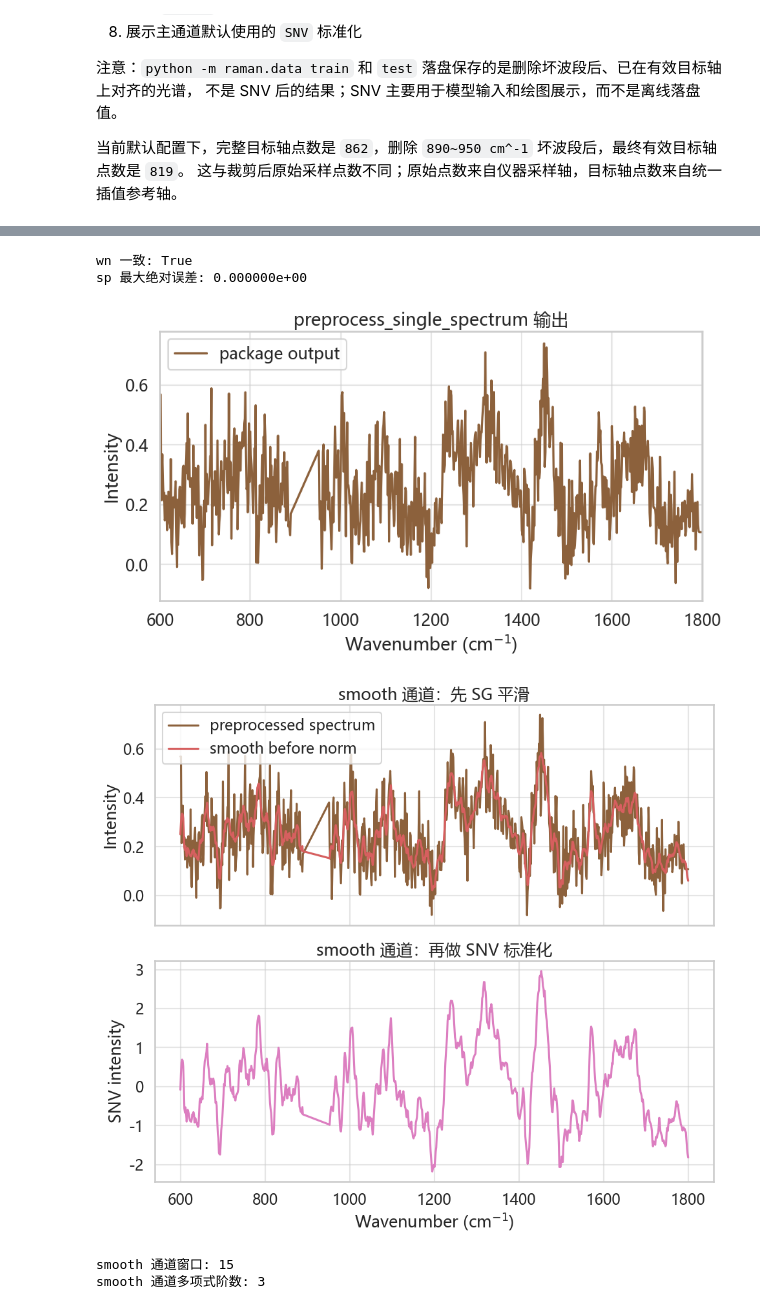
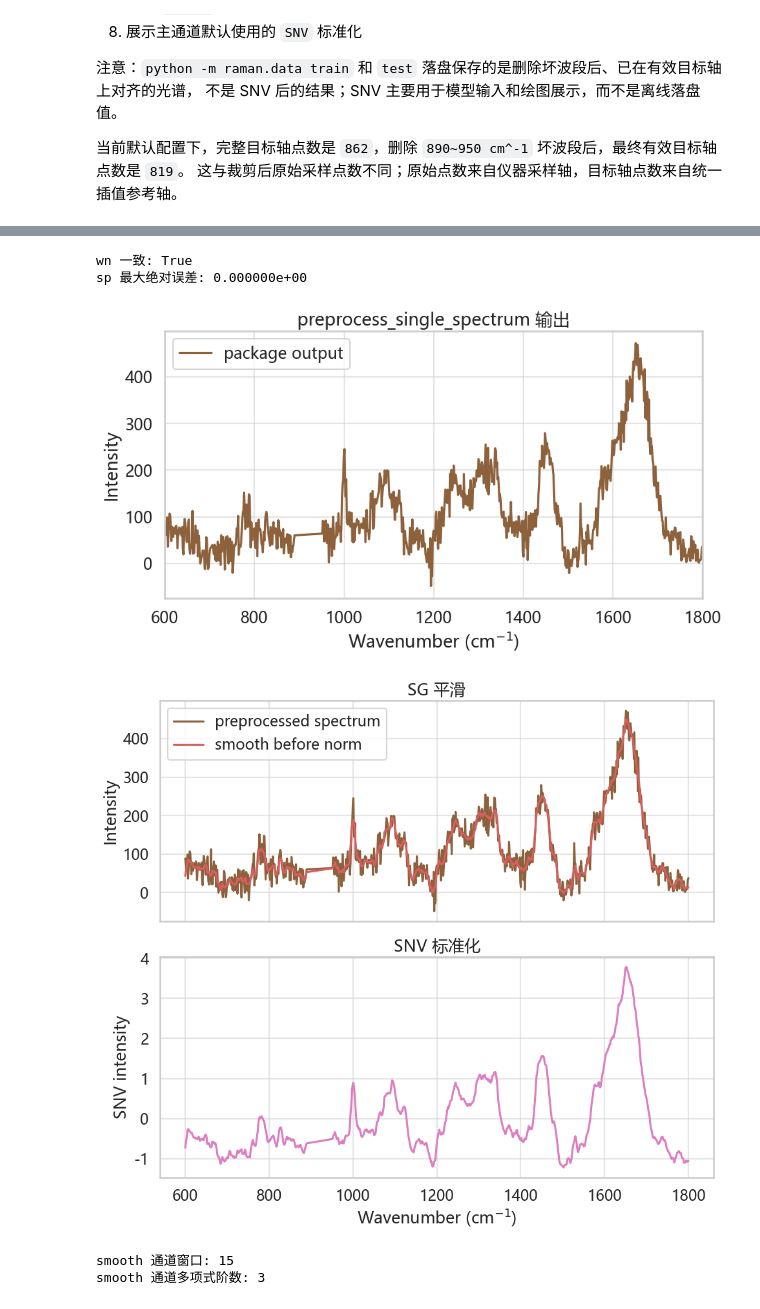
Before and after one commit to YaoHui-Wu06022/Bacterial-Raman-Spectroscopy-Classification, a Jupyter notebook: notebooks/single_process_AsLS_cut_SNV.ipynb, the cells around one changed output, grey strips where cells are left out. Saved outputs shown, nothing was run; the diff lists cells and outputs as text; code cells hidden in the pictures.

```diff
--- a/notebooks/single_process_AsLS_cut_SNV.ipynb
+++ b/notebooks/single_process_AsLS_cut_SNV.ipynb
@@ -50,7 +50,7 @@ from raman.data.input import build_sg_kernels, normalize_spectrum
 sns.set_theme(style="whitegrid", context="talk", font="Microsoft YaHei")
 plt.rcParams["figure.figsize"] = (10, 5)
 
-DATASET_NAME = "reference"
+DATASET_NAME = "细菌"
 profile = get_profile(DATASET_NAME)  # 也可改成中文别名，例如 "细菌"
 dataset_dir = ensure_dataset_layout(profile)
 cfg = DEFAULT_PIPELINE_CONFIG
@@ -258,37 +260,37 @@ plt.show()
 # %% [output]
 wn 一致: True
 sp 最大绝对误差: 0.000000e+00
-[figure, old version]
+[figure, new version]
 # %%
 # 7. smooth 通道展示：与 raman 中的 smooth 通道构建保持一致
 # 当前 notebook 不做 raw 增强，因此这里等价于：预处理后主谱 -> SG smooth -> 当前标准化。
 sg_smooth, _ = build_sg_kernels(train_cfg, torch.device("cpu"))
 sp_pkg_tensor = torch.as_tensor(sp_pkg, dtype=torch.float32).view(1, 1, -1)
 sp_smooth_pre_norm = F.conv1d(
     sp_pkg_tensor,
     sg_smooth,
     padding=train_cfg.win_smooth // 2,
 )[0, 0].cpu().numpy()
 sp_smooth = normalize_spectrum(sp_smooth_pre_norm, train_cfg.norm_method)
 
 fig, axes = plt.subplots(2, 1, figsize=(10, 9), sharex=True)
 axes[0].plot(wn_pkg, sp_pkg, color=sns.color_palette("muted")[5], label="preprocessed spectrum")
 axes[0].plot(wn_pkg, sp_smooth_pre_norm, color=sns.color_palette("muted")[3], label="smooth before norm")
-axes[0].set_title("smooth 通道：先 SG 平滑")
+axes[0].set_title("SG 平滑")
 axes[0].set_ylabel("Intensity")
 axes[0].legend()
 
 axes[1].plot(wn_pkg, sp_smooth, color=sns.color_palette("muted")[6])
-axes[1].set_title(f"smooth 通道：再做 {train_cfg.norm_method.upper()} 标准化")
+axes[1].set_title(f"{train_cfg.norm_method.upper()} 标准化")
 axes[1].set_xlabel("Wavenumber (cm$^{-1}$)")
 axes[1].set_ylabel(f"{train_cfg.norm_method.upper()} intensity")
 plt.tight_layout()
 plt.show()
 
 print(f"smooth 通道窗口: {train_cfg.win_smooth}")
 print("smooth 通道多项式阶数: 3")
 # %% [output]
-[figure, old version]
+[figure, new version]
 smooth 通道窗口: 15
 smooth 通道多项式阶数: 3
 # %%
```
Also changed, not shown: parts of 7 cells of this notebook, 7 other files.
